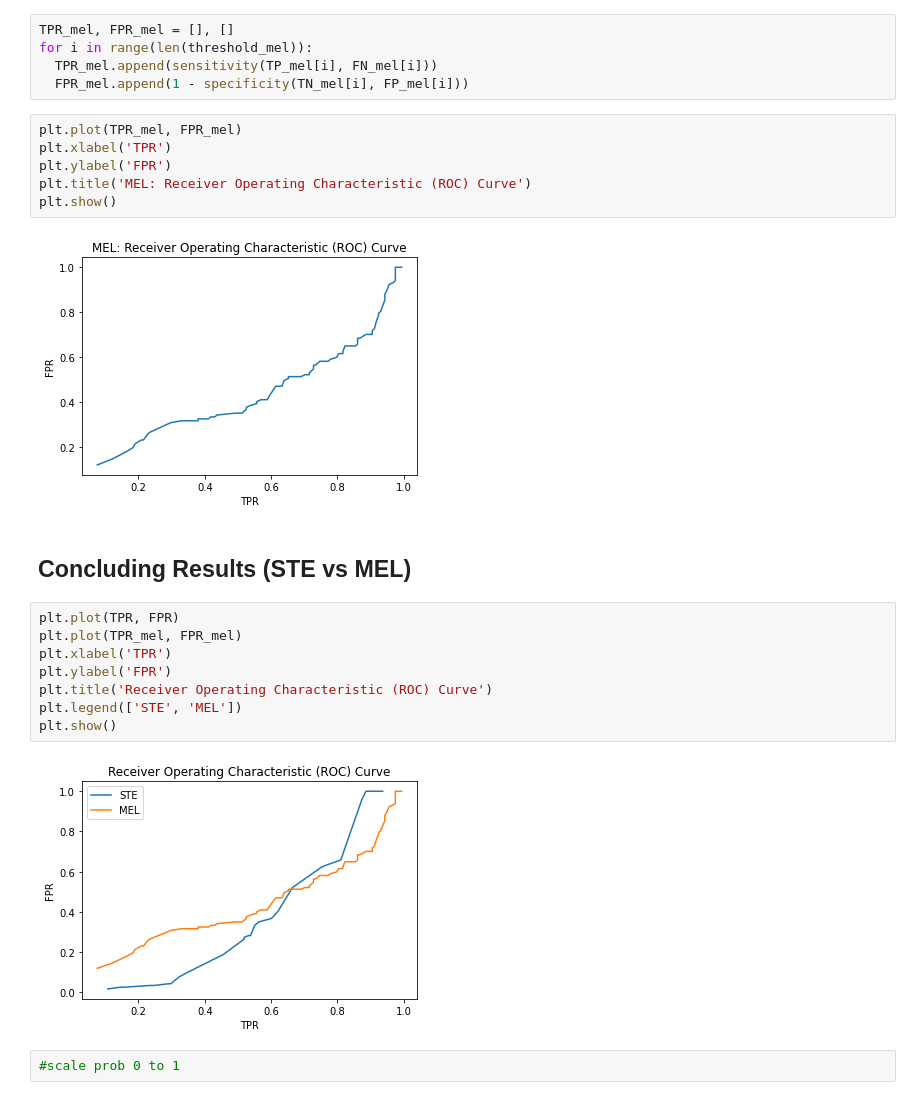
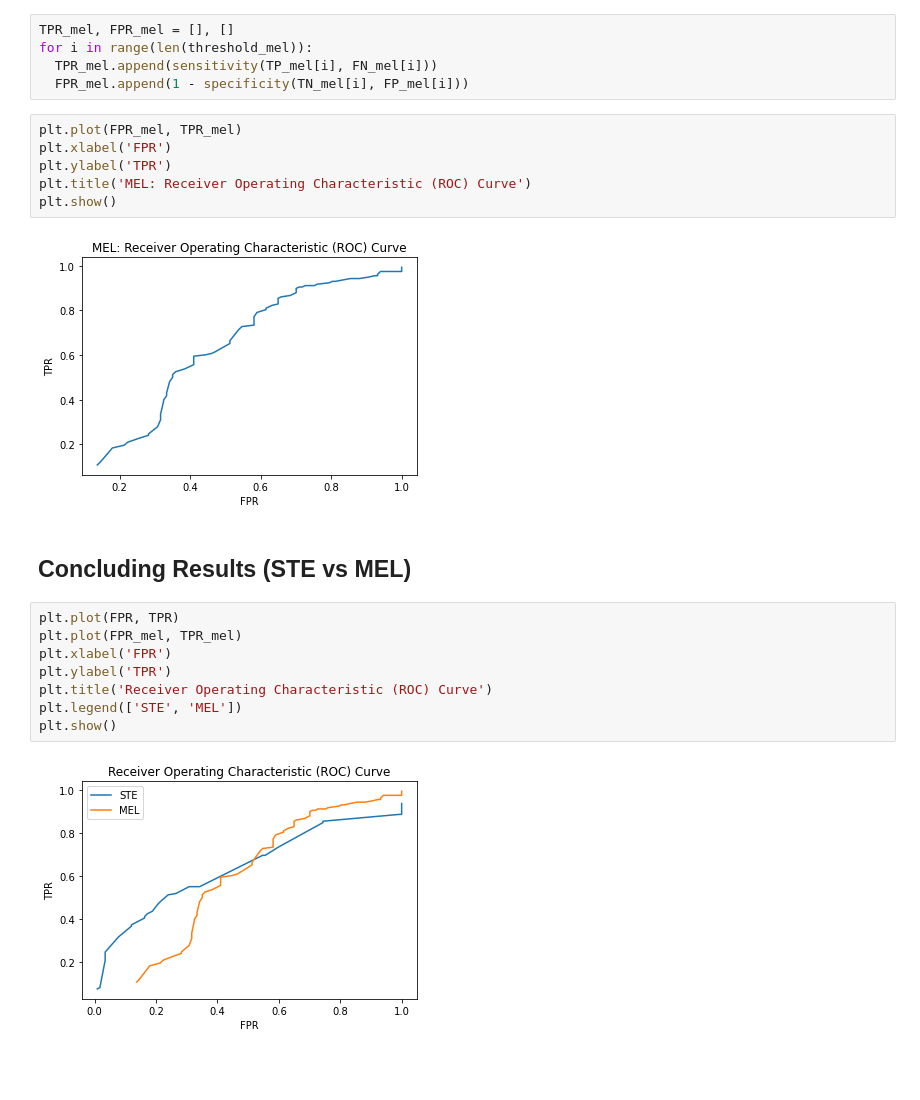
Before and after one commit to its-rajesh/Pattern-Recognition, a Jupyter notebook: PRA1Q1.ipynb, the cells around one changed output. Drawn from its saved outputs; the diff is of its cells as text; blank space fills up the shorter version.

```diff
--- a/PRA1Q1.ipynb
+++ b/PRA1Q1.ipynb
@@ -264,24 +264,22 @@ for i in range(len(threshold_mel)):
   TPR_mel.append(sensitivity(TP_mel[i], FN_mel[i]))
   FPR_mel.append(1 - specificity(TN_mel[i], FP_mel[i]))
 # %%
-plt.plot(TPR_mel, FPR_mel)
-plt.xlabel('TPR')
-plt.ylabel('FPR')
+plt.plot(FPR_mel, TPR_mel)
+plt.xlabel('FPR')
+plt.ylabel('TPR')
 plt.title('MEL: Receiver Operating Characteristic (ROC) Curve')
 plt.show()
 # %% [output]
-[figure, old version]
+[figure, new version]
 # %% [markdown]
 ## Concluding Results (STE vs MEL)
 # %%
-plt.plot(TPR, FPR)
-plt.plot(TPR_mel, FPR_mel)
-plt.xlabel('TPR')
-plt.ylabel('FPR')
+plt.plot(FPR, TPR)
+plt.plot(FPR_mel, TPR_mel)
+plt.xlabel('FPR')
+plt.ylabel('TPR')
 plt.title('Receiver Operating Characteristic (ROC) Curve')
 plt.legend(['STE', 'MEL'])
 plt.show()
 # %% [output]
-[figure, old version]
+[figure, new version]
-# %%
-#scale prob 0 to 1
```
Also changed, not shown: parts of 5 cells of this notebook.
